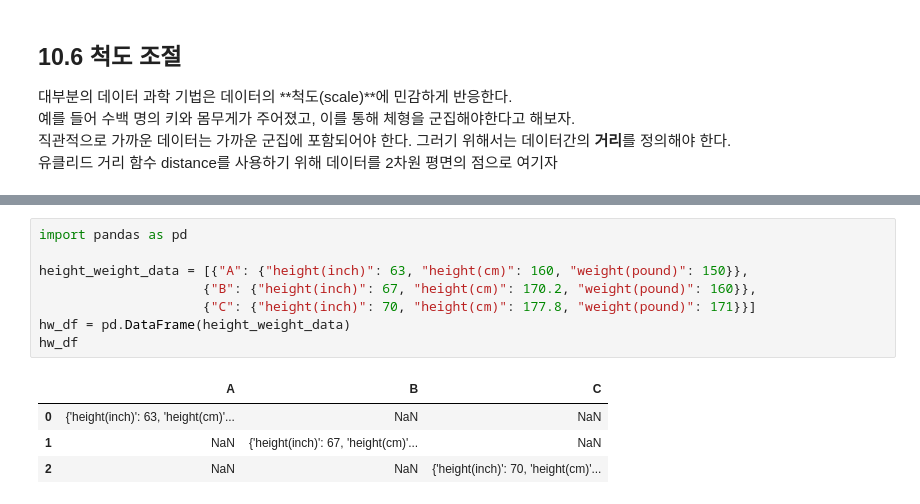
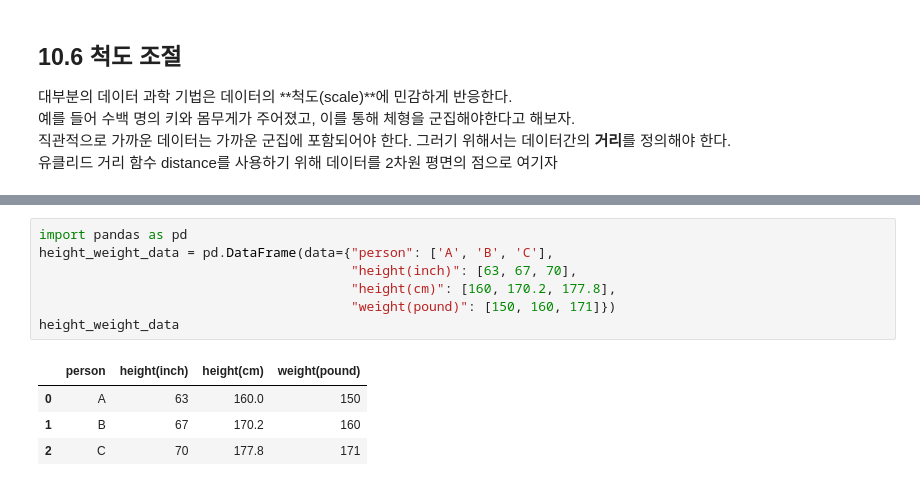
Before and after one commit to mskim94/TIL, a Jupyter notebook: 밑바닥부터 시작하는 데이터 과학/10장. 데이터 다루기.ipynb, the cells around one changed output, grey strips where cells are left out. Drawn from its saved outputs; the diff is of its cells as text.

```diff
--- a/밑바닥부터 시작하는 데이터 과학/10장. 데이터 다루기.ipynb
+++ b/밑바닥부터 시작하는 데이터 과학/10장. 데이터 다루기.ipynb
@@ -479,14 +490,13 @@ def distance(v: Vector, w: Vector) -> float:
     return math.sqrt(squared_distance(v,w))
 # %%
 import pandas as pd
-
-height_weight_data = [{"A": {"height(inch)": 63, "height(cm)": 160, "weight(pound)": 150}},
-                     {"B": {"height(inch)": 67, "height(cm)": 170.2, "weight(pound)": 160}},
-                     {"C": {"height(inch)": 70, "height(cm)": 177.8, "weight(pound)": 171}}]
-hw_df = pd.DataFrame(height_weight_data)
-hw_df
+height_weight_data = pd.DataFrame(data={"person": ['A', 'B', 'C'],
+                                        "height(inch)": [63, 67, 70],
+                                        "height(cm)": [160, 170.2, 177.8],
+                                        "weight(pound)": [150, 160, 171]})
+height_weight_data
 # %% [output]
-|  | A | B | C |
-| 0 | {'height(inch)': 63, 'height(cm)'... | NaN | NaN |
-| 1 | NaN | {'height(inch)': 67, 'height(cm)'... | NaN |
-| 2 | NaN | NaN | {'height(inch)': 70, 'height(cm)'... |
+|  | person | height(inch) | height(cm) | weight(pound) |
+| 0 | A | 63 | 160.0 | 150 |
+| 1 | B | 67 | 170.2 | 160 |
+| 2 | C | 70 | 177.8 | 171 |
```
Also changed, not shown: parts of 9 cells of this notebook.
